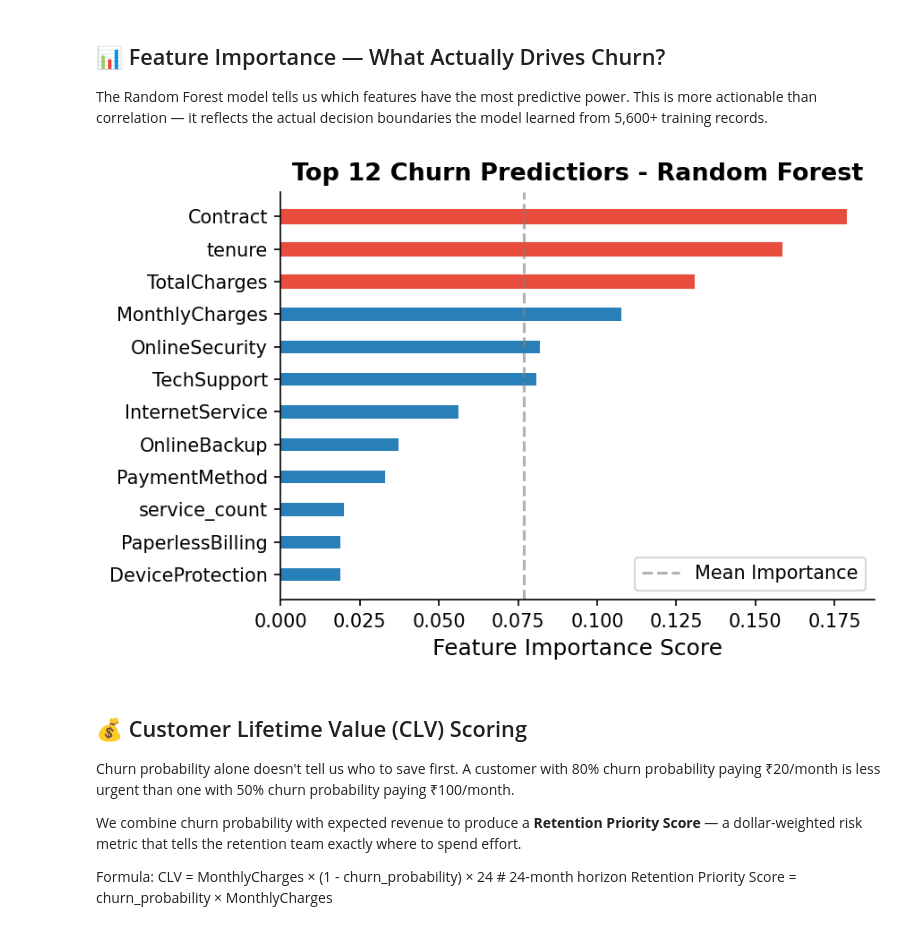
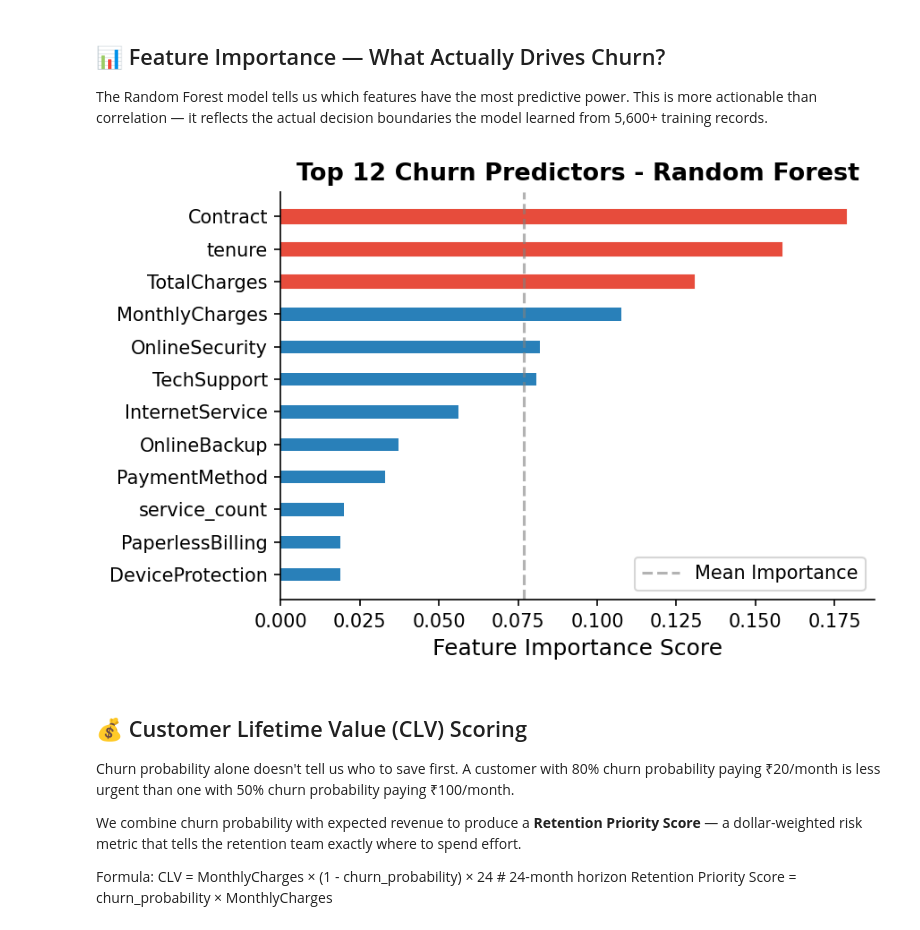
Before and after one commit to AchalaJain/saas-churn-analytics, a Jupyter notebook: notebooks/Customer_churn.ipynb, the cells around one changed output. Saved outputs shown, nothing was run; the diff lists cells and outputs as text; code cells hidden in the pictures.

```diff
--- a/notebooks/Customer_churn.ipynb
+++ b/notebooks/Customer_churn.ipynb
@@ -743,28 +745,28 @@ decision boundaries the model learned from 5,600+ training records.
 # %%
 #Feature Importance
 importance_df = pd.DataFrame({
     'feature': feature_cols,
     'importance': rf.feature_importances_
 }).sort_values('importance').tail(12)
 
 fig, ax = plt.subplots(figsize=(6,4))
 bars = ax.barh(importance_df['feature'], importance_df['importance'], color='#2980b9', height=0.4)
 
 #Highlight Top 3
 for i, bar in enumerate(bars):
   if i>=len(bars)-3:
     bar.set_color('#e74c3c')
 
 ax.set_xlabel('Feature Importance Score')
-ax.set_title('Top 12 Churn Predictiors - Random Forest')
+ax.set_title('Top 12 Churn Predictors - Random Forest')
 ax.axvline(importance_df['importance'].mean(), color='grey', linestyle='--', alpha=0.6, label='Mean Importance')
 ax.legend()
 
 plt.tight_layout()
 plt.savefig('charts/chart_feature_importance.png', bbox_inches='tight')
 plt.show()
 # %% [output]
-[figure, old version]
+[figure, new version]
 # %% [markdown]
 ## 💰 Customer Lifetime Value (CLV) Scoring
 
```
Also changed, not shown: parts of 7 cells of this notebook.
